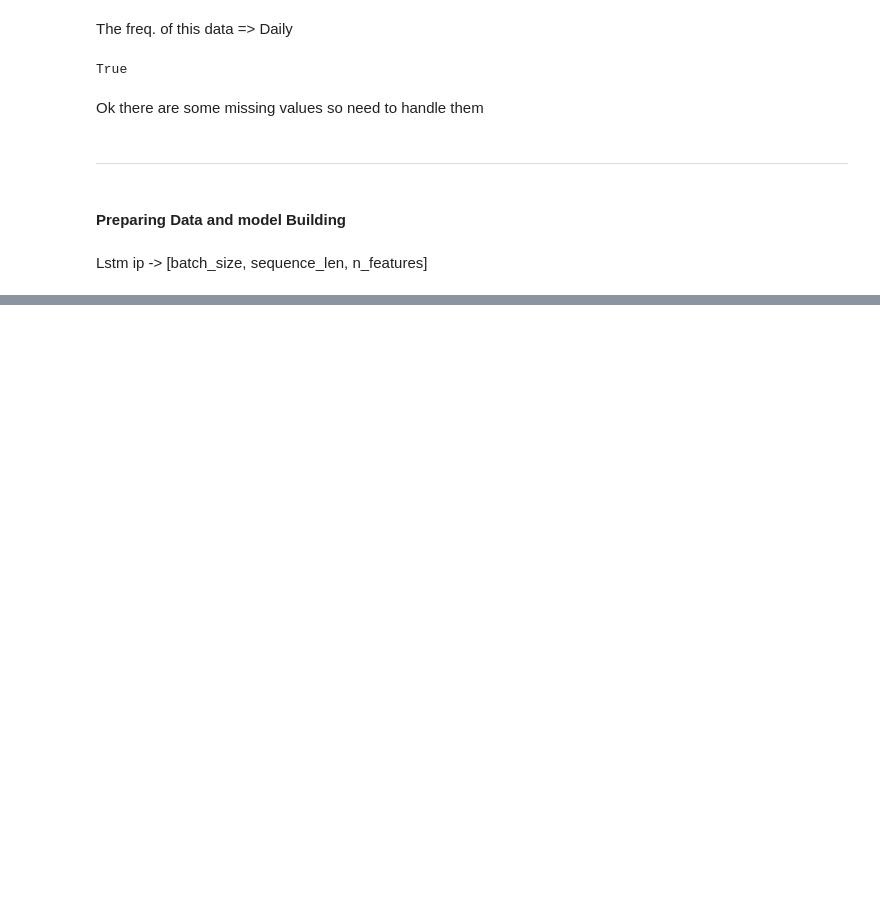
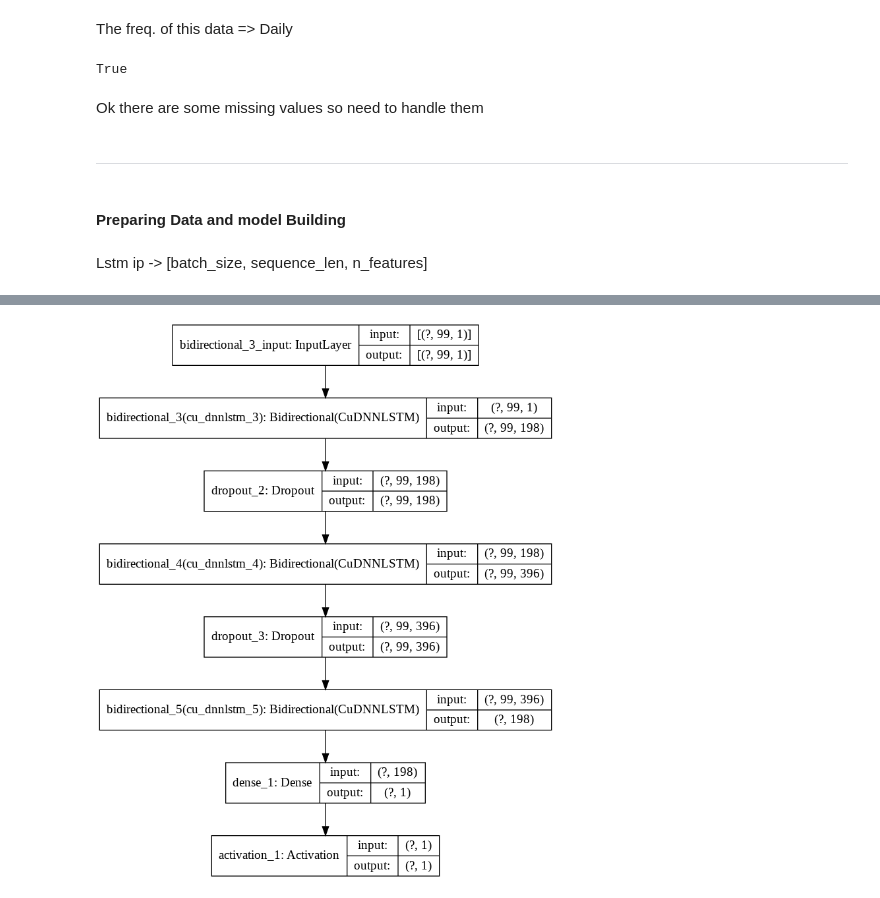
Before and after one commit to shobhitsundriyal/time_series, a Jupyter notebook: Cryptocurrency__price__prediction_tf.ipynb, the cells around one changed output, grey strips where cells are left out. Saved outputs shown, nothing was run; the diff lists cells and outputs as text; code cells hidden in the pictures; blank space fills up the shorter version.

```diff
--- a/Cryptocurrency__price__prediction_tf.ipynb
+++ b/Cryptocurrency__price__prediction_tf.ipynb
@@ -109,0 +125,18 @@ x_test.shape
+# %%
+DROPOUT = 0.2
+WINDOW_SIZE = seq_len - 1
+
+model = Sequential()
+model.add(Bidirectional( CuDNNLSTM(WINDOW_SIZE, return_sequences=True),
+                        input_shape=(WINDOW_SIZE, x_train.shape[-1])
+                        ))
+model.add(Dropout(rate=DROPOUT))
+
+model.add(Bidirectional( CuDNNLSTM(WINDOW_SIZE * 2, return_sequences=True), ))
+model.add(Dropout(rate=DROPOUT))
+
+model.add(Bidirectional( CuDNNLSTM(WINDOW_SIZE, return_sequences=False), ))
+
+model.add(Dense(units=1))
+
+model.add(Activation('linear'))
@@ -109,0 +163,5 @@ x_test.shape
+# %%
+from tensorflow.keras.utils import plot_model
+plot_model(model, show_shapes=True, show_layer_names=True,)
+# %% [output]
+[figure, added]
```
Also changed, not shown: parts of 14 cells of this notebook.
